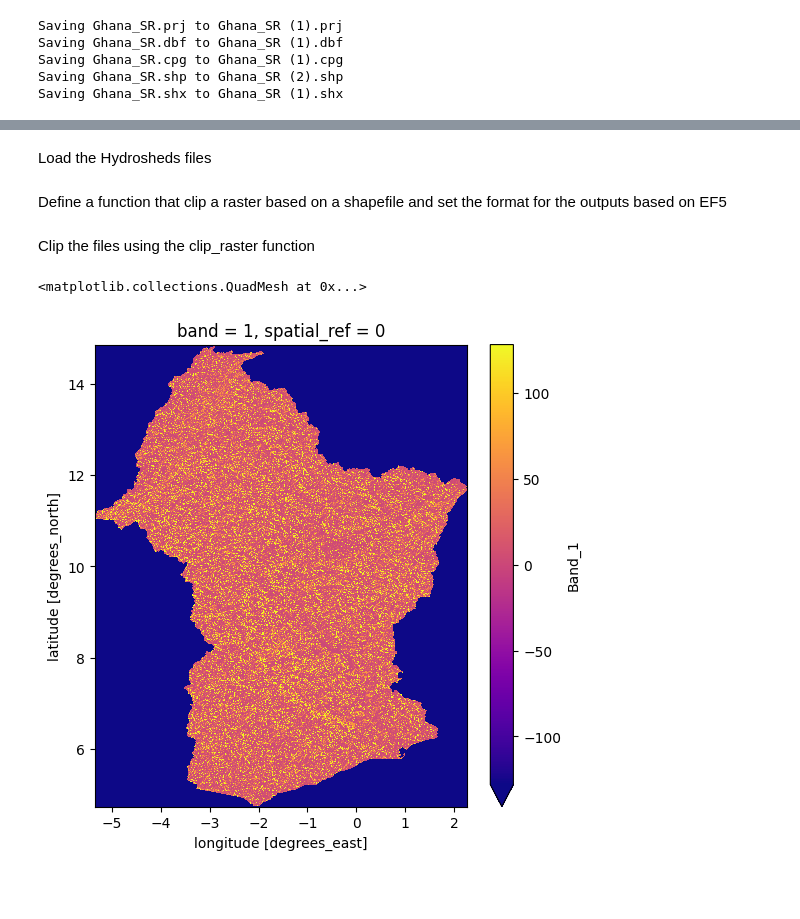
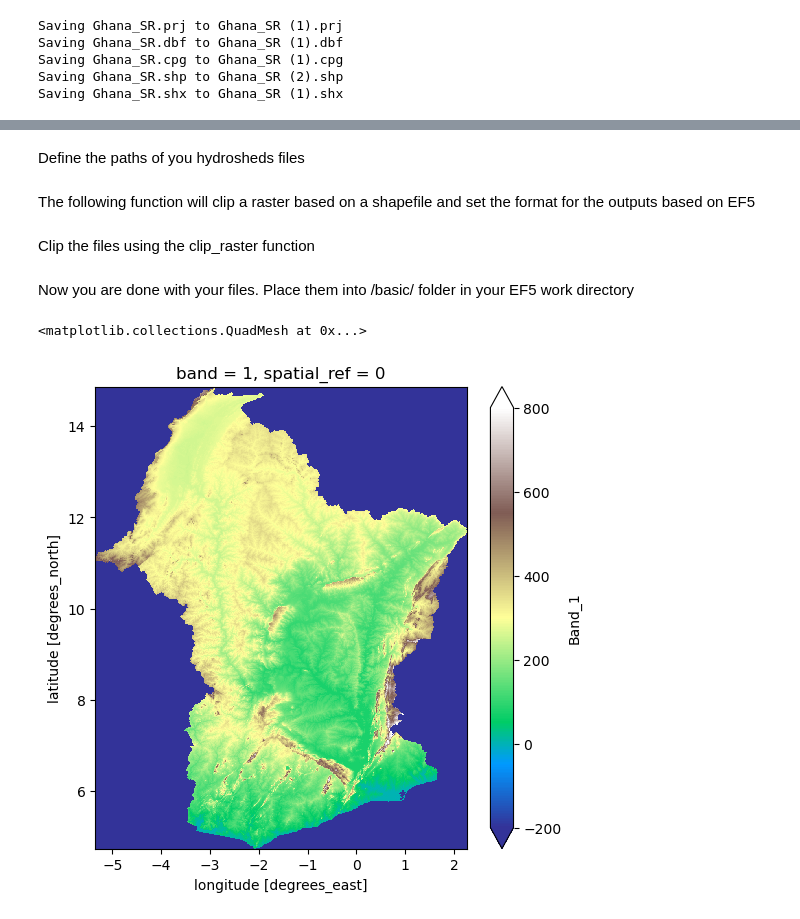
Before and after one commit to FLOWARN/EF5-builder-toolkit, a Jupyter notebook: Codes/1_GettingBasicFiles.ipynb, the cells around one changed output, grey strips where cells are left out. Drawn from its saved outputs; the diff is of its cells as text; code cells hidden in the pictures; blank space fills up the shorter version.

```diff
--- a/Codes/1_GettingBasicFiles.ipynb
+++ b/Codes/1_GettingBasicFiles.ipynb
@@ -84,7 +92,7 @@ Move the .zip file to a unique forder.
 
 Define the path where you place your data.
 # %%
-main_path = '../GhanaEF5_90m/'  #this is the path for Day1 folder
+main_path = '/Users/vrobledodelgado/GhanaEF5_1km/'
 
 #If you are using colab use only this line, your path should be something like.
 #main_path = '/content/'
@@ -104,7 +112,7 @@ Saving Ghana_SR.shp to Ghana_SR (2).shp
 Saving Ghana_SR.shx to Ghana_SR (1).shx
 # %%
 ## Load the shapefile for ghana study region
-ghana_ef5_shape = gpd.read_file(main_path+'gis/L3_basins_ghana/Ghana_SR.shp')
+ghana_ef5_shape = gpd.read_file(main_path+'GIS_ghana/L3_basins_ghana/Ghana_SR.shp')
 
 ##Colab line
 #ghana_ef5_shape = gpd.read_file(main_path+'Ghana_SR.shp')
@@ -129,11 +137,11 @@ plt.show()
-# %% [markdown]
-Load the Hydrosheds files
+# %% [markdown]
+Define the paths of you hydrosheds files
 # %%
-path_flowacc = main_path+'gis/Hydrosheds90m/hydro_ACC_ghana.tif'
-path_dem = main_path+'gis/Hydrosheds90m/hydro_DEM_ghana.tif'
-path_flowdir = main_path+'gis/Hydrosheds90m/hydro_DIR_ghana.tif'
+path_flowacc = main_path+'GIS_ghana/Hydrosheds/hyd_af_acc/hyd_af_acc_30s.tif'
+path_dem = main_path+'GIS_ghana/Hydrosheds/hyd_af_dem/hyd_af_dem_30s.tif'
+path_flowdir = main_path+'GIS_ghana/Hydrosheds/hyd_af_dir/hyd_af_dir_30s.tif'
 # %% [markdown]
-Define a function that clip a raster based on a shapefile and set the format for the outputs based on EF5
+The following function will clip a raster based on a shapefile and set the format for the outputs based on EF5
 # %%
 def clip_raster(pathraster, shapefile):
     raster = rxr.open_rasterio(pathraster,
@@ -162,11 +170,13 @@ DEM_clipped.rio.to_raster(main_path+'DEM_ghana90m.tif')
 
 #If you are using Colab, please download this files for using them into EF5
+# %% [markdown]
+Now you are done with your files. Place them into /basic/ folder in your EF5 work directory
 # %%
-## Now you are done with you files.
-## You can quickly visualize them using:
-#DEM_clipped.plot(figsize = (6,6),vmin=-200,vmax=800, cmap='terrain')
-FDIR_clipped.plot(figsize = (6,6),vmax = 128, cmap='plasma')
+# You can quickly visualize them using:
+
+DEM_clipped.plot(figsize = (6,6),vmin=-200,vmax=800, cmap='terrain')
+#FDIR_clipped.plot(figsize = (6,6),vmax = 128, cmap='plasma')
 #FACC_clipped.plot(figsize = (6,6),cmap='Blues',vmax=250)
 # %% [output]
 <matplotlib.collections.QuadMesh at 0x...>
-[figure, old version]
+[figure, new version]
```
Also changed, not shown: parts of 5 cells of this notebook, 7 other files.
